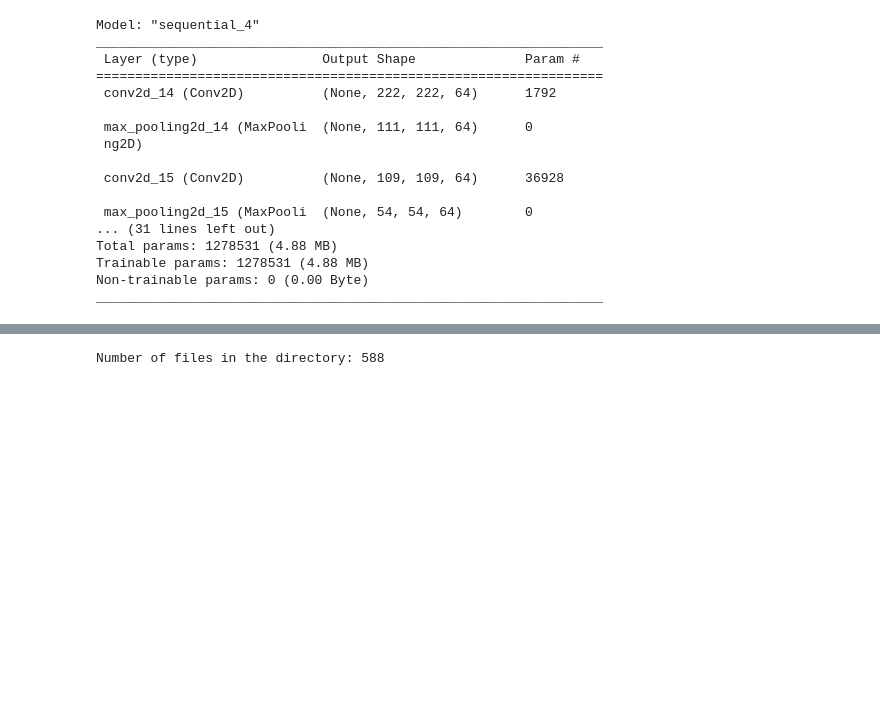
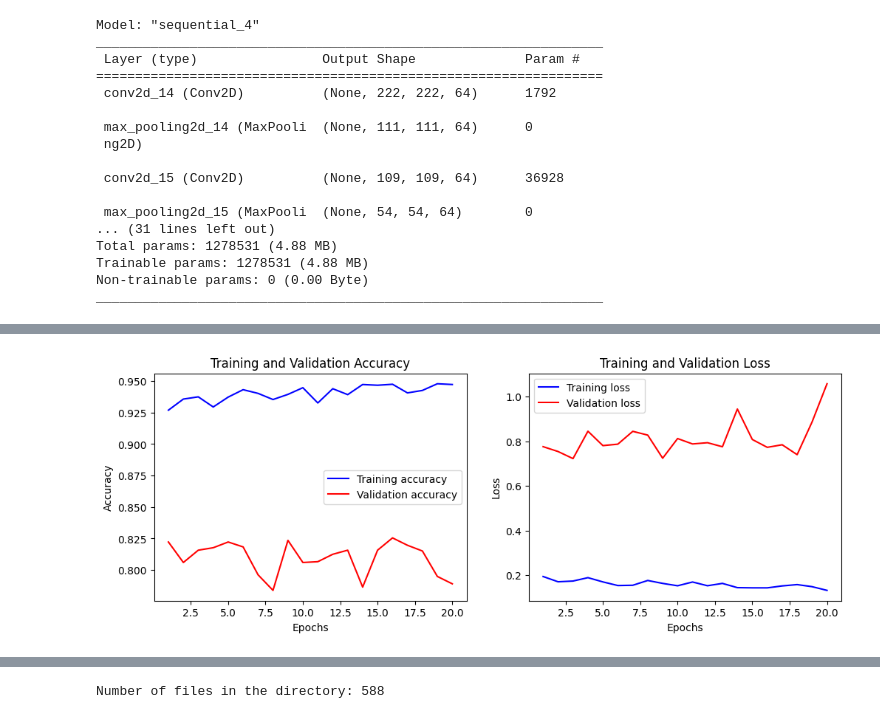
Before and after one commit to StyleMate-CH2-PS234/StyleMate-ML, a Jupyter notebook: retrainv3.ipynb, the cells around one changed output, grey strips where cells are left out. Saved outputs shown, nothing was run; the diff lists cells and outputs as text; code cells hidden in the pictures; blank space fills up the shorter version.

```diff
--- a/retrainv3.ipynb
+++ b/retrainv3.ipynb
@@ -124,7 +122,7 @@ model = tf.keras.models.Sequential([
     tf.keras.layers.Dense(3, activation='softmax')
 ])
 # %%
-model = tf.keras.models.load_model('/content/drive/MyDrive/dataset_capstone/readjust_19_dec_3.6')
+model = tf.keras.models.load_model('/content/drive/MyDrive/dataset_capstone/readjust_19_dec_3.7')
 # %%
 model.summary()
 # %% [output]
@@ -157,7 +155,7 @@ ImageFile.LOAD_TRUNCATED_IMAGES = True
 history = model.fit(
     train_generator,
     epochs=20,
-    steps_per_epoch=148,
+    steps_per_epoch=160,
     validation_steps=48,
     validation_data = validation_generator,
     verbose = 1)
@@ -184 +182,44 @@ tf.keras.saving.save_model(model, '/content/drive/MyDrive/dataset_capstone/readj
+# %%
+import matplotlib.pyplot as plt
+
+def plot_metrics(history):
+    # Ambil data akurasi, loss, val_accuracy, dan val_loss dari objek history
+    acc = history.history['accuracy']
+    loss = history.history['loss']
+    val_acc = history.history['val_accuracy']
+    val_loss = history.history['val_loss']
+
+    # Tentukan jumlah epoch berdasarkan panjang history
+    epochs = range(1, len(acc) + 1)
+
+    # Plot Akurasi
+    plt.figure(figsize=(12, 4))
+    plt.subplot(1, 2, 1)
+    plt.plot(epochs, acc, 'b', label='Training accuracy')
+    plt.plot(epochs, val_acc, 'r', label='Validation accuracy')
+    plt.title('Training and Validation Accuracy')
+    plt.xlabel('Epochs')
+    plt.ylabel('Accuracy')
+    plt.legend()
+
+    # Plot Loss
+    plt.subplot(1, 2, 2)
+    plt.plot(epochs, loss, 'b', label='Training loss')
+    plt.plot(epochs, val_loss, 'r', label='Validation loss')
+    plt.title('Training and Validation Loss')
+    plt.xlabel('Epochs')
+    plt.ylabel('Loss')
+    plt.legend()
+
+    # Tampilkan grafik
+    plt.show()
+
+plot_metrics(history)
+
+# Contoh penggunaan:
+# Gantilah 'history' dengan objek history dari pelatihan model Anda
+# Sebagai contoh, jika Anda melatih model dengan Keras, objek history dapat diperoleh dengan model.fit(...)
+# plot_metrics(history)
+# %% [output]
+[figure, added]
 # %%
```
Also changed, not shown: parts of 6 cells of this notebook.
